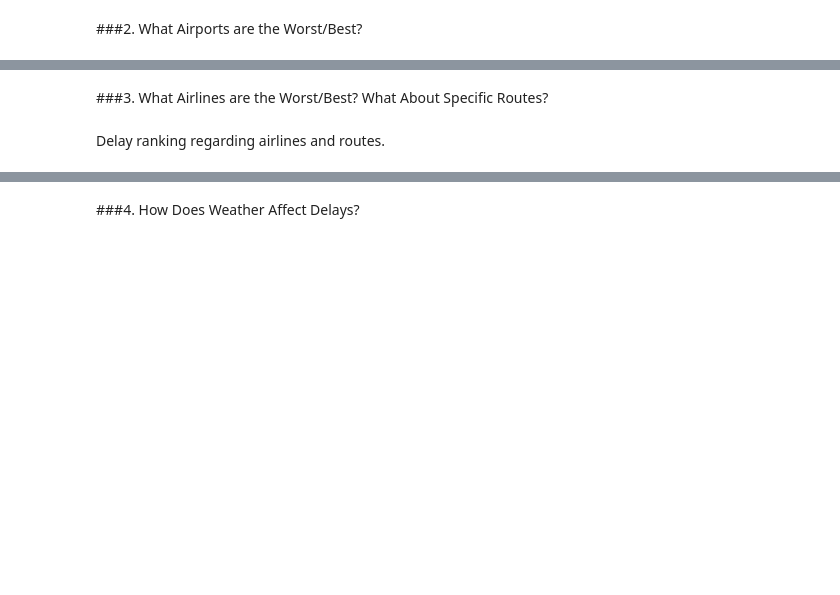
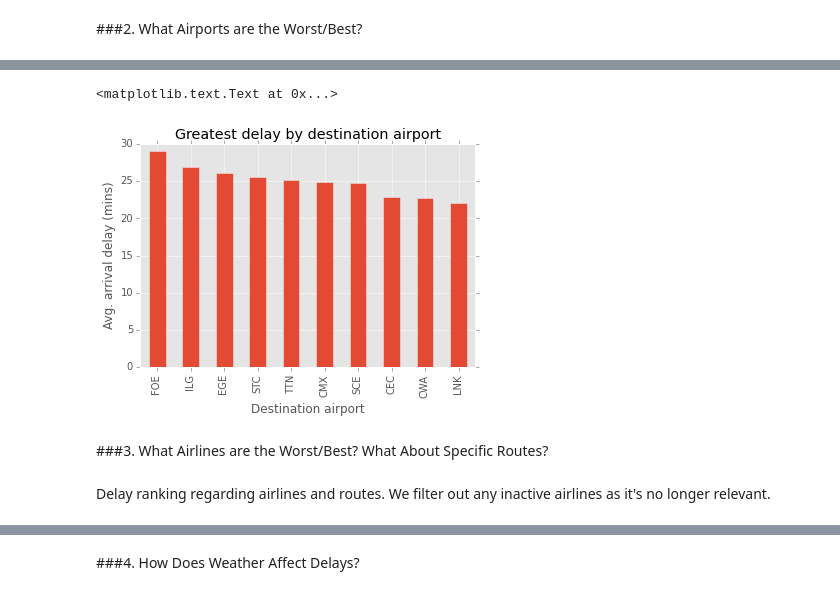
Before and after one commit to LeonhardFS/flightbbq, a Jupyter notebook: 03_DataExploration.ipynb, the cells around one changed output, grey strips where cells are left out. Drawn from its saved outputs; the diff is of its cells as text; code cells hidden in the pictures; blank space fills up the shorter version.

```diff
--- a/03_DataExploration.ipynb
+++ b/03_DataExploration.ipynb
@@ -38,4 +88,13 @@ Differentiate between different delay types (weather, security, etc.), e.g. are
+# %%
+gbDA = gbDA.sort([('ARR_DELAY','mean')], ascending = False)
+ax2 = gbDA.head(10)['ARR_DELAY']['mean'].plot(kind='bar')
+ax2.set_ylabel('Avg. arrival delay (mins)')
+ax2.set_xlabel('Destination airport')
+ax2.set_title('Greatest delay by destination airport')
+# %% [output]
+<matplotlib.text.Text at 0x...>
+[figure, added]
 # %% [markdown]
 ###3. What Airlines are the Worst/Best? What About Specific Routes?
 # %% [markdown]
-Delay ranking regarding airlines and routes.
+Delay ranking regarding airlines and routes. We filter out any inactive airlines as it's no longer relevant.
```
Also changed, not shown: parts of 7 cells of this notebook, 4 other files.
